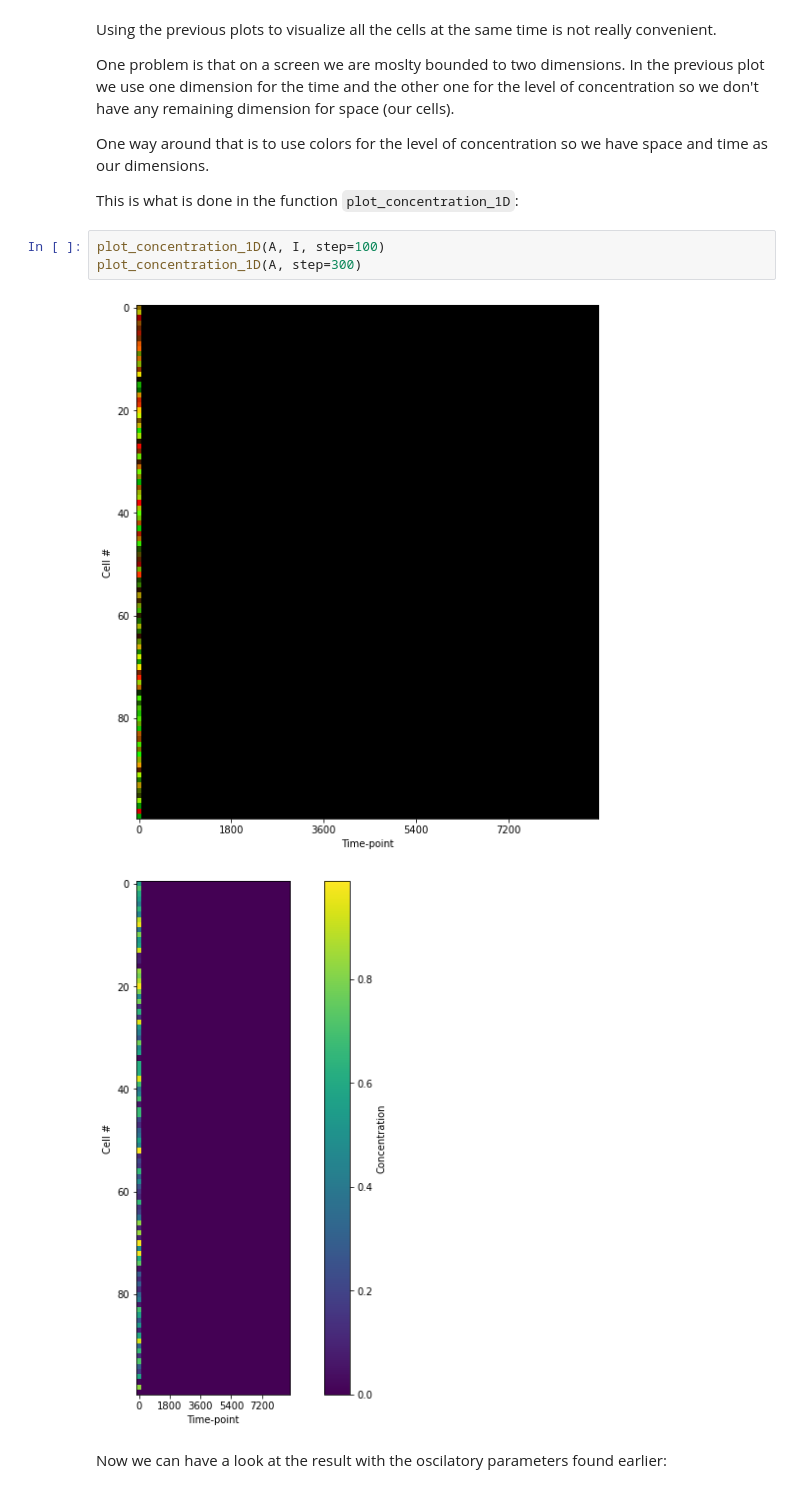
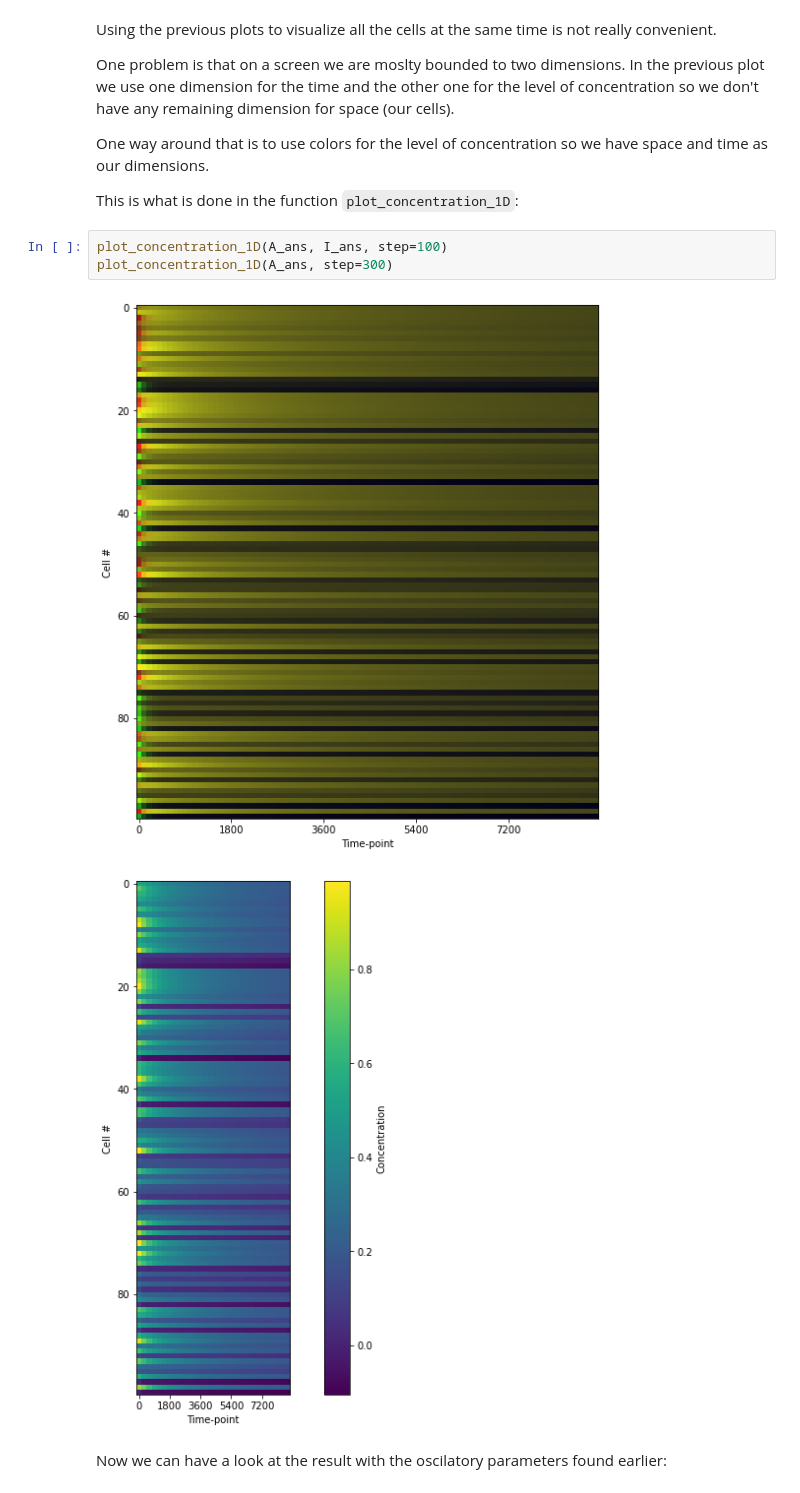
Before and after one commit to GuignardLab/CenTuri-Course, a Jupyter notebook: Turing-course.ipynb, the cells around one changed output. Cells and saved outputs as stored; diff of their text form.

```diff
--- a/Turing-course.ipynb
+++ b/Turing-course.ipynb
@@ -1584,11 +1584,11 @@ One way around that is to use colors for the level of concentration so we have s
 
 This is what is done in the function `plot_concentration_1D`:
 # %%
-plot_concentration_1D(A, I, step=100)
-plot_concentration_1D(A, step=300)
+plot_concentration_1D(A_ans, I_ans, step=100)
+plot_concentration_1D(A_ans, step=300)
 # %% [output]
-[figure, old version]
+[figure, new version]
-[figure, old version]
+[figure, new version]
 # %% [markdown]
 Now we can have a look at the result with the oscilatory parameters found earlier:
 # %%
```
Also changed, not shown: parts of 39 cells of this notebook.
